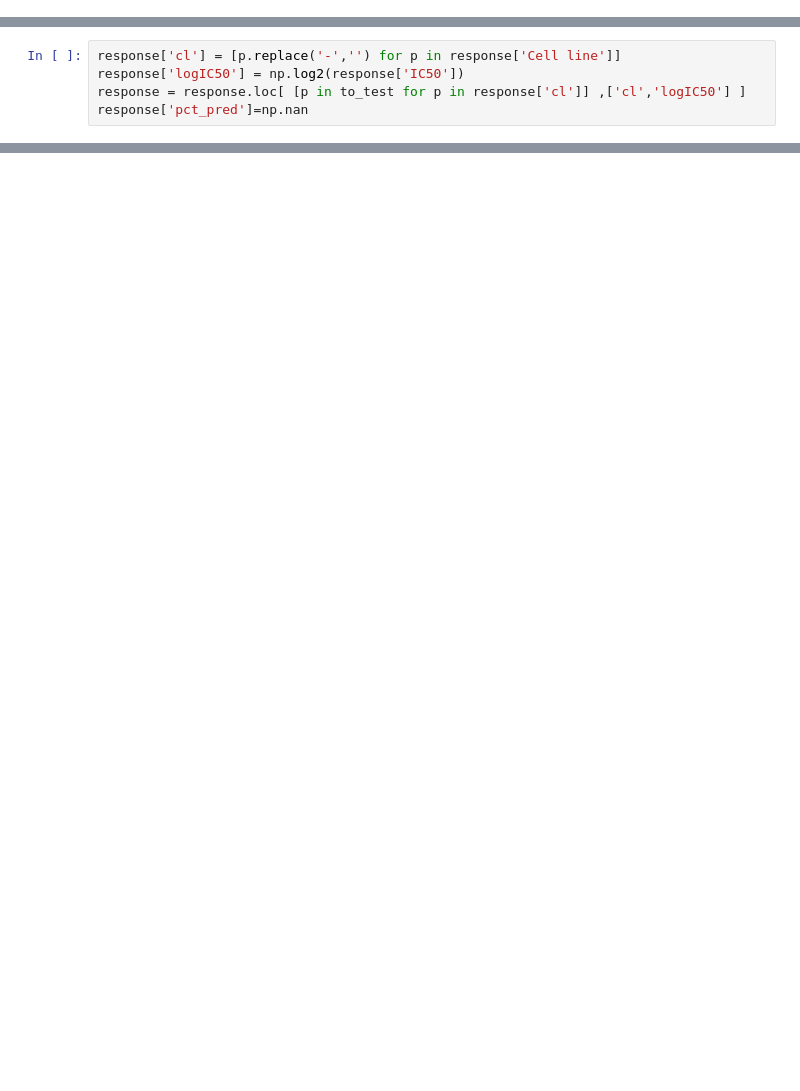
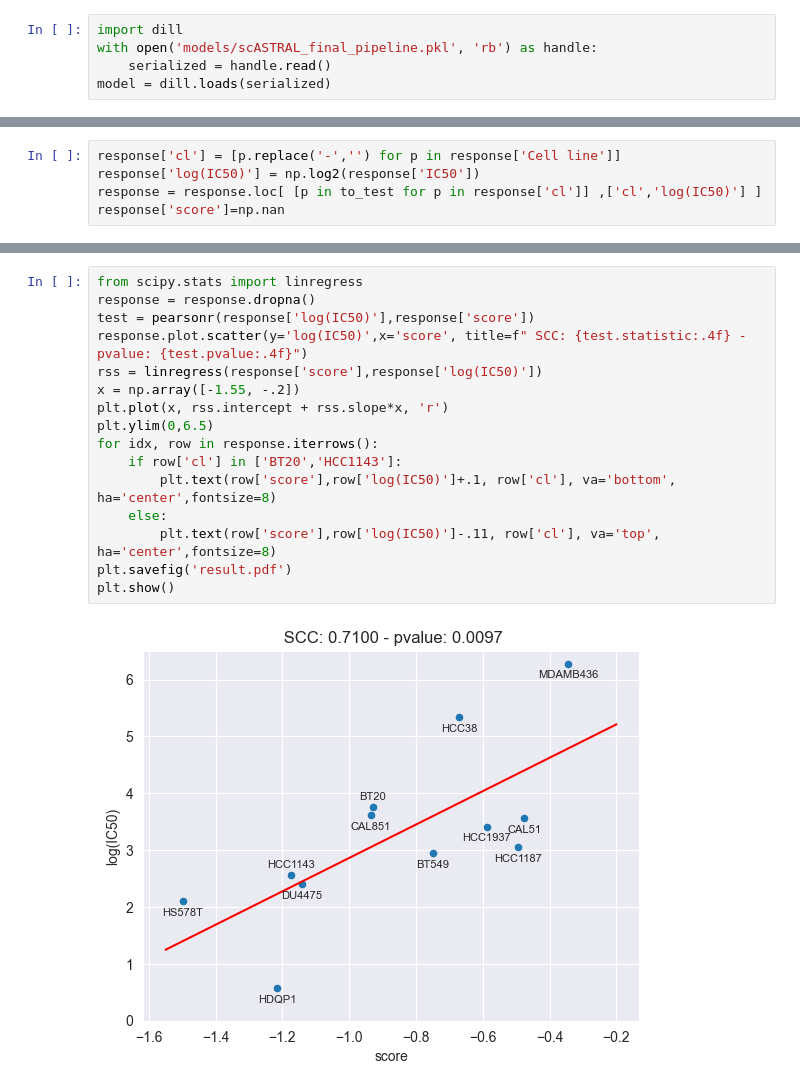
Before and after one commit to gambalab/scASTRAL, a Jupyter notebook: validate_model.ipynb, the cells around one changed output, grey strips where cells are left out. Cells and saved outputs as stored; diff of their text form; blank space fills up the shorter version.

```diff
--- a/validate_model.ipynb
+++ b/validate_model.ipynb
@@ -11,4 +13,9 @@ np.random.seed(1234)
 torch.random.manual_seed(1234)
 # %% [output]
 <torch._C.Generator at 0x...>
+# %%
+import dill
+with open('models/scASTRAL_final_pipeline.pkl', 'rb') as handle:
+    serialized = handle.read()
+model = dill.loads(serialized)
 # %%
@@ -21,6 +32,6 @@ to_test = ['SUM149PT','HCC38','HCC70','CAL851',
 # %%
 response['cl'] = [p.replace('-','') for p in response['Cell line']]
-response['logIC50'] = np.log2(response['IC50'])
-response = response.loc[ [p in to_test for p in response['cl']] ,['cl','logIC50'] ]
-response['pct_pred']=np.nan
+response['log(IC50)'] = np.log2(response['IC50'])
+response = response.loc[ [p in to_test for p in response['cl']] ,['cl','log(IC50)'] ]
+response['score']=np.nan
 # %%
@@ -45,0 +88,18 @@ response.plot.scatter(y='logIC50',x='pct_pred')
+# %%
+from scipy.stats import linregress
+response = response.dropna()
+test = pearsonr(response['log(IC50)'],response['score'])
+response.plot.scatter(y='log(IC50)',x='score', title=f" SCC: {test.statistic:.4f} - pvalue: {test.pvalue:.4f}")
+rss = linregress(response['score'],response['log(IC50)'])
+x = np.array([-1.55, -.2])
+plt.plot(x, rss.intercept + rss.slope*x, 'r')
+plt.ylim(0,6.5)
+for idx, row in response.iterrows():
+    if row['cl'] in ['BT20','HCC1143']:
+        plt.text(row['score'],row['log(IC50)']+.1, row['cl'], va='bottom', ha='center',fontsize=8)
+    else:
+        plt.text(row['score'],row['log(IC50)']-.11, row['cl'], va='top', ha='center',fontsize=8)
+plt.savefig('result.pdf')
+plt.show()
+# %% [output]
+[figure, added]
```
Also changed, not shown: parts of 11 cells of this notebook, 17 other files.
